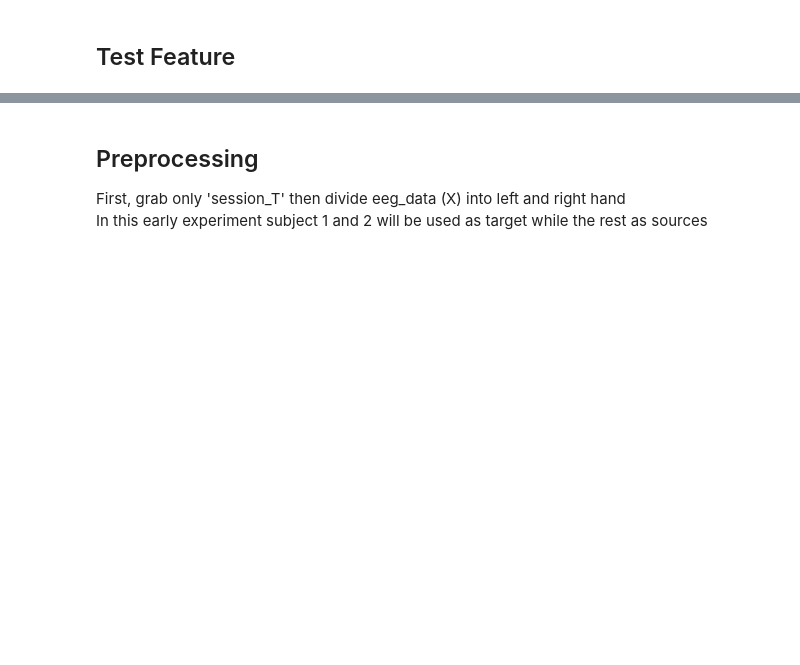
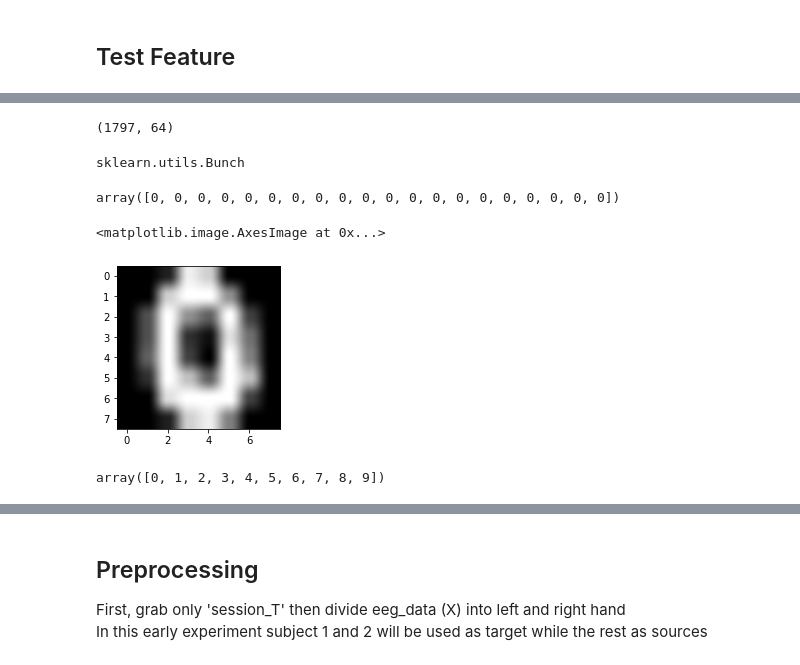
Before and after one commit to orvindemsy/EA-wLTL, a Jupyter notebook: EA+weighted_TL.ipynb, the cells around one changed output, grey strips where cells are left out. Drawn from its saved outputs; the diff is of its cells as text; code cells hidden in the pictures; blank space fills up the shorter version.

```diff
--- a/EA+weighted_TL.ipynb
+++ b/EA+weighted_TL.ipynb
@@ -564,0 +1084,11 @@ Test dataset shape (28, 5)
+# %%
+digits = load_digits()
+digits.data.shape
+# %% [output]
+(1797, 64)
+# %%
+type(digits)
+# %% [output]
+sklearn.utils.Bunch
+# %%
+X = np.vstack([digits.data[digits.target==i] for i in range(10)])
@@ -564,0 +1097,10 @@ Test dataset shape (28, 5)
+# %%
+y[:20]
+# %% [output]
+array([0, 0, 0, 0, 0, 0, 0, 0, 0, 0, 0, 0, 0, 0, 0, 0, 0, 0, 0, 0])
+# %%
+plt.figure(figsize=(3, 3))
+plt.imshow(X[20].reshape(8, -1), interpolation='hanning', cmap='gray')
+# %% [output]
+<matplotlib.image.AxesImage at 0x...>
+[figure, added]
@@ -564,0 +1109,4 @@ Test dataset shape (28, 5)
+# %%
+np.unique(y)
+# %% [output]
+array([0, 1, 2, 3, 4, 5, 6, 7, 8, 9])
```
Also changed, not shown: parts of 80 cells of this notebook.
